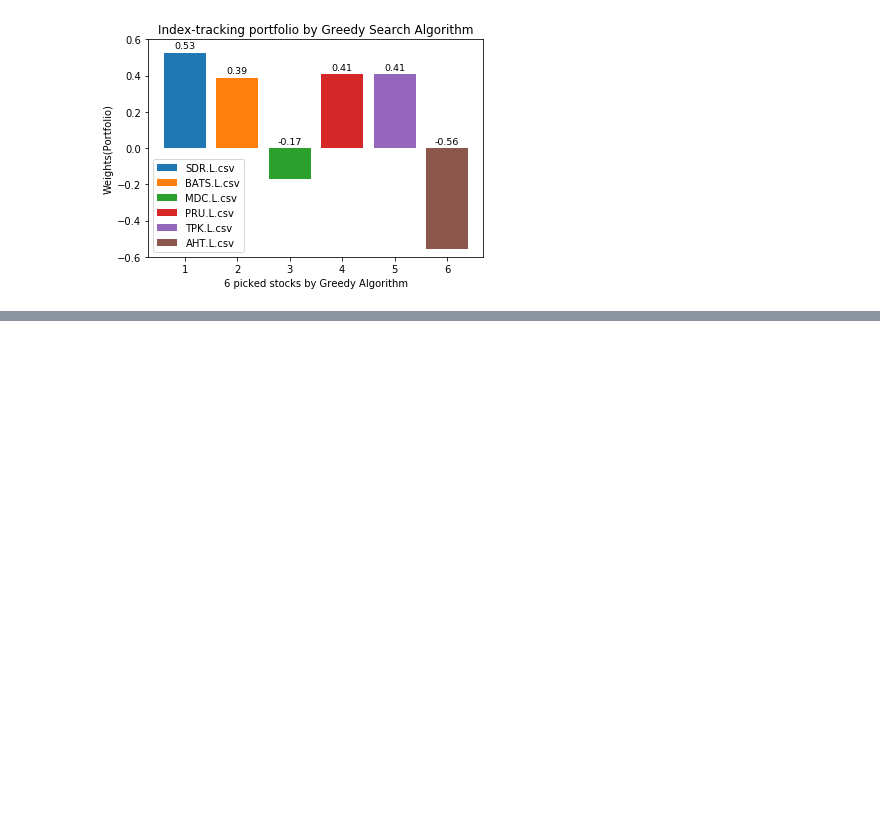
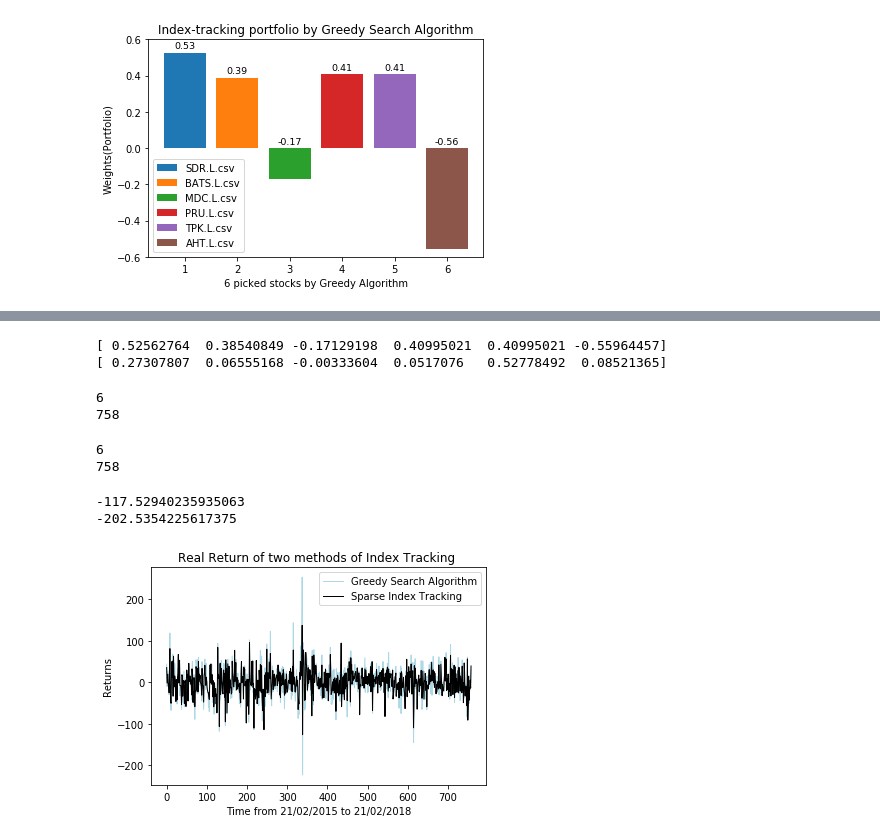
Before and after one commit to Trouble404/Computational-Finance-coursework, a Jupyter notebook: comp6212.ipynb, the cells around one changed output, grey strips where cells are left out. Drawn from its saved outputs; the diff is of its cells as text; code cells hidden in the pictures; blank space fills up the shorter version.

```diff
--- a/comp6212.ipynb
+++ b/comp6212.ipynb
@@ -747,0 +807,52 @@ plt.show()
+# %%
+weight_1 = np.array([0.5256276368102086,0.3854084940223933,-0.17129198162352421,0.4099502094245179,0.4099502094245179,-0.5596445662855617])
+print(weight_1)
+weight_2 = np.array([0.27307806739349566,0.06555168237160124,-0.0033360381242771484,0.05170760283542625,0.5277849209021805,0.08521364853427085])
+print(weight_2)
+# %% [output]
+[ 0.52562764  0.38540849 -0.17129198  0.40995021  0.40995021 -0.55964457]
+[ 0.27307807  0.06555168 -0.00333604  0.0517076   0.52778492  0.08521365]
+# %%
+asstes_1 = [all_returns[:,18],all_returns[:,2],all_returns[:,13],all_returns[:,16],all_returns[:,25],all_returns[:,0]]
+print(len(asstes_1))
+print(len(asstes_1[0]))
+# %% [output]
+6
+758
+# %%
+asstes_2 = [all_returns[:,2],all_returns[:,5],all_returns[:,15],all_returns[:,16],all_returns[:,18],all_returns[:,19]]
+print(len(asstes_2))
+print(len(asstes_2[0]))
+# %% [output]
+6
+758
+# %%
+method_1 = shouru(asstes_1, weight_1) # greedy
+result_1 = method_1[0] + method_1[1] + method_1[2]+ method_1[3] + method_1[4]+ method_1[5]
+
+method_2 = shouru(asstes_2, weight_2) # re
+result_2 = method_2[0] + method_2[1] + method_2[2]+ method_2[3] + method_2[4]+ method_2[5]
+
+print(result_1.sum())
+print(result_2.sum())
+# %% [output]
+-117.52940235935063
+-202.5354225617375
+# %%
+f11 = plt.figure(11)
+time = np.arange(T)
+plt.plot(time,result_1, linewidth = '1', color='lightblue', label = "Greedy Search Algorithm")
+plt.plot(time,result_2, linewidth = '1', color='k', label = "Sparse Index Tracking")
+
+#plt.grid()
+plt.legend(loc='upper right')
+plt.title('Real Return of two methods of Index Tracking ')
+plt.xlabel("Time from 21/02/2015 to 21/02/2018")
+plt.ylabel("Returns")
+# plt with same scale
+#plt.ylim(0,0.25)
+#plt.xlim(0.09,0.205)
+plt.savefig("Real Return of two methods of Index Tracking.PNG", dpi = 600)
+plt.show()
+# %% [output]
+[figure, added]
```
Also changed, not shown: parts of 8 cells of this notebook.
